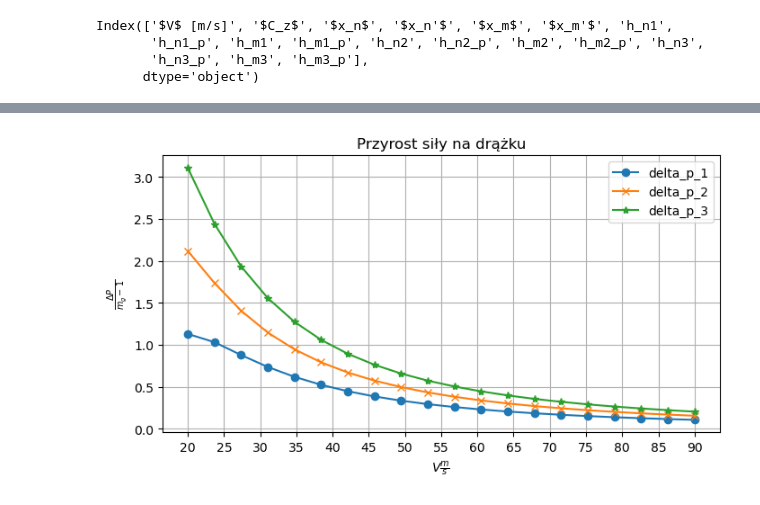
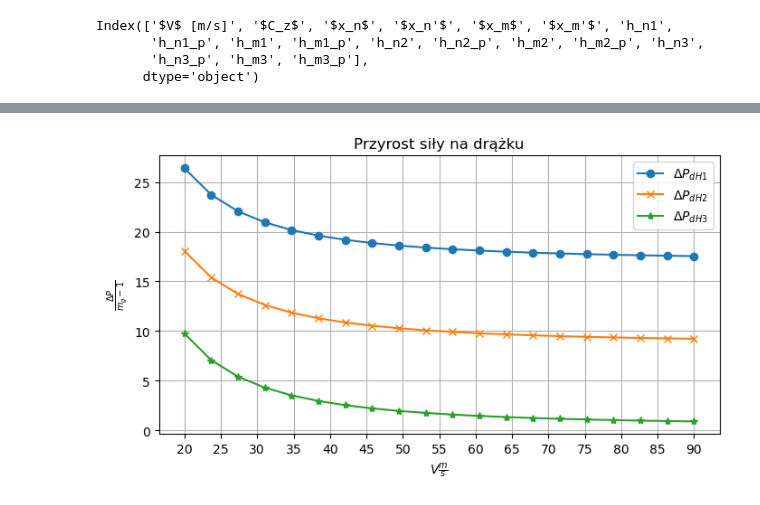
Before and after one commit to mahromir/FLIGHT_MECHANICS, a Jupyter notebook: proj10/src/ml_proj10.ipynb, the cells around one changed output, grey strips where cells are left out. Saved outputs shown, nothing was run; the diff lists cells and outputs as text; code cells hidden in the pictures.

```diff
--- a/proj10/src/ml_proj10.ipynb
+++ b/proj10/src/ml_proj10.ipynb
@@ -28,6 +30,8 @@ def get_prop(variable:str)->float:
 ### importowanie wartości
 # %%
 from  math import pi
+import numpy as np
+
 kghn = get_prop("kghn")
 kghn_prim = get_prop("kghn'")
 kghm = get_prop("kghm")
@@ -38,7 +42,7 @@ kappa_h = get_prop("kappa'_h")
 
 lamda = get_prop("Lambda")
 a = get_prop("a")
-alpha_0 = get_prop("alpha_0")
+alpha_0 = np.deg2rad(get_prop("alpha_0"))
 
 a1 = get_prop("a1")
 a2 = get_prop("a2")
@@ -54,6 +58,8 @@ xsaj = get_prop("xsaj")
 
 xsa = get_prop("bar_xsa")
 
+
+
 def get_cz(V:float)->float:
 
     mass=get_prop("mtow") - 50
@@ -298,7 +304,7 @@ def delta_delta(v, h_m):
     return -2*m*g*ca /(rho*sh*xsah*a2*v**2) * h_m
 
 def delta_p(v, h_m):
-    return m*g*kdh * (ca)/(ldh) * (ssh*csh)/ (sh*xsah*b2/a2*v**2) * h_m
+    return m*g*kdh * (ca)/(ldh) * (ssh*csh*b2)/ (sh*xsah*a2) * h_m
 # %%
 tabelka_1["delta_delta_1"] = delta_delta(tabelka_1['$V$ [m/s]'], tabelka_1['h_m1'])
 tabelka_1["delta_delta_2"] = delta_delta(tabelka_1['$V$ [m/s]'], tabelka_1['h_m2'])
@@ -324,22 +330,22 @@ plt.savefig("../latex_raport/imgs/delta_delta_v.png", dpi = 200)
 # %%
 tabelka_1["delta_p_1"] = delta_p(tabelka_1['$V$ [m/s]'], tabelka_1['h_m1_p'])
 tabelka_1["delta_p_2"] = delta_p(tabelka_1['$V$ [m/s]'], tabelka_1['h_m2_p'])
 tabelka_1["delta_p_3"] = delta_p(tabelka_1['$V$ [m/s]'], tabelka_1['h_m3_p'])
 
 fig, ax = plt.subplots(figsize=(8, 4))
 
-ax.plot(tabelka_1['$V$ [m/s]'], tabelka_1["delta_p_1"], label="delta_p_1", marker="o")
-ax.plot(tabelka_1['$V$ [m/s]'], tabelka_1["delta_p_2"], label="delta_p_2", marker="x")
-ax.plot(tabelka_1['$V$ [m/s]'], tabelka_1["delta_p_3"], label="delta_p_3", marker="*")
+ax.plot(tabelka_1['$V$ [m/s]'], (-1)*tabelka_1["delta_p_1"], label="$\Delta P_{dH1}$", marker="o")
+ax.plot(tabelka_1['$V$ [m/s]'], (-1)*tabelka_1["delta_p_2"], label="$\Delta P_{dH2}$", marker="x")
+ax.plot(tabelka_1['$V$ [m/s]'], (-1)*tabelka_1["delta_p_3"], label="$\Delta P_{dH3}$", marker="*")
 
 ax.set_xlabel("$V \\frac{m}{s}$")
 ax.set_ylabel("$\\frac{\Delta P}{m_g-1}$")
 ax.set_title("Przyrost siły na drążku")
 
 ax.xaxis.set_major_locator(MultipleLocator(5))
 ax.legend()
 ax.grid()
 
 plt.savefig("../latex_raport/imgs/delta_p_v.png", dpi = 200)
 # %% [output]
-[figure, old version]
+[figure, new version]
```
Also changed, not shown: parts of 7 cells of this notebook, 3 other files.
